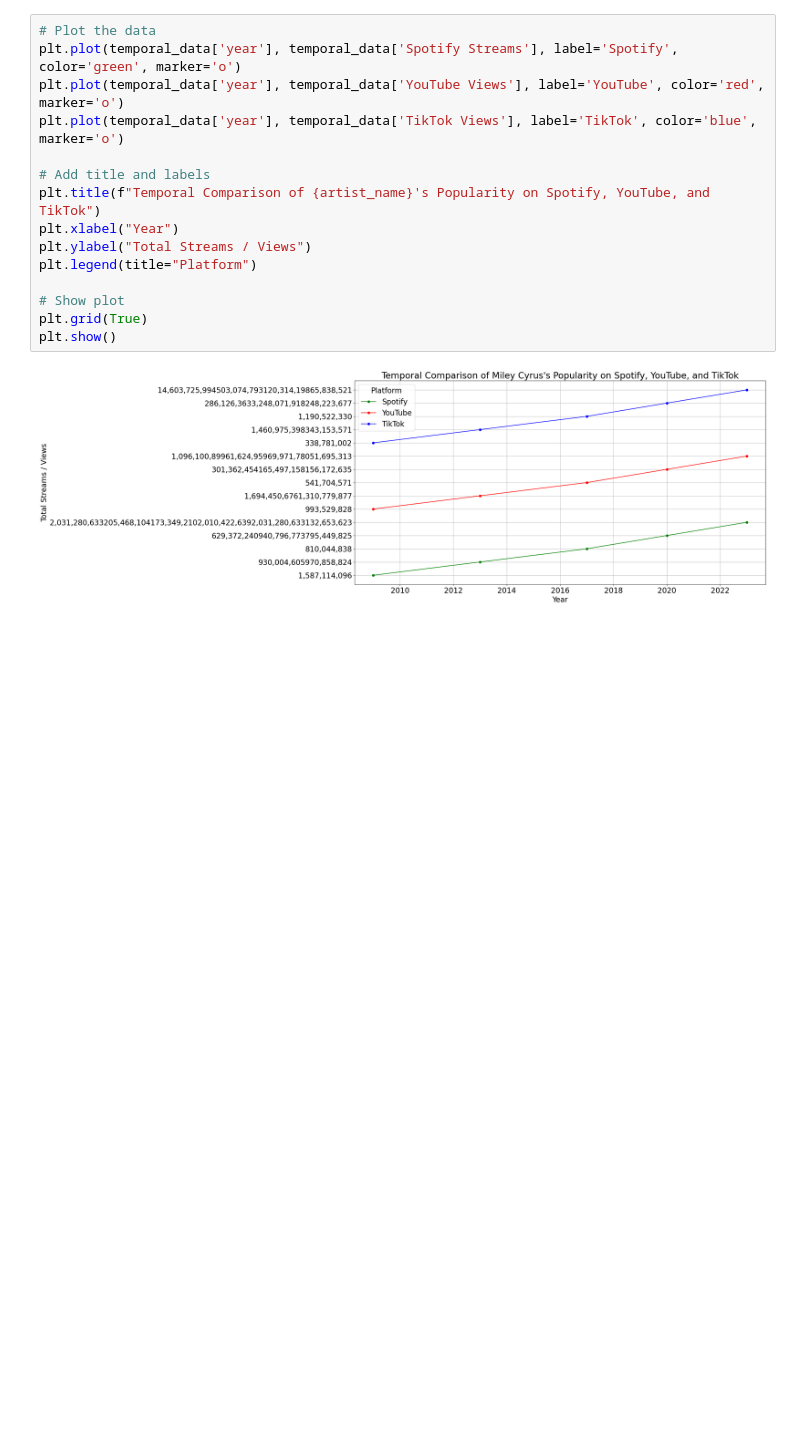
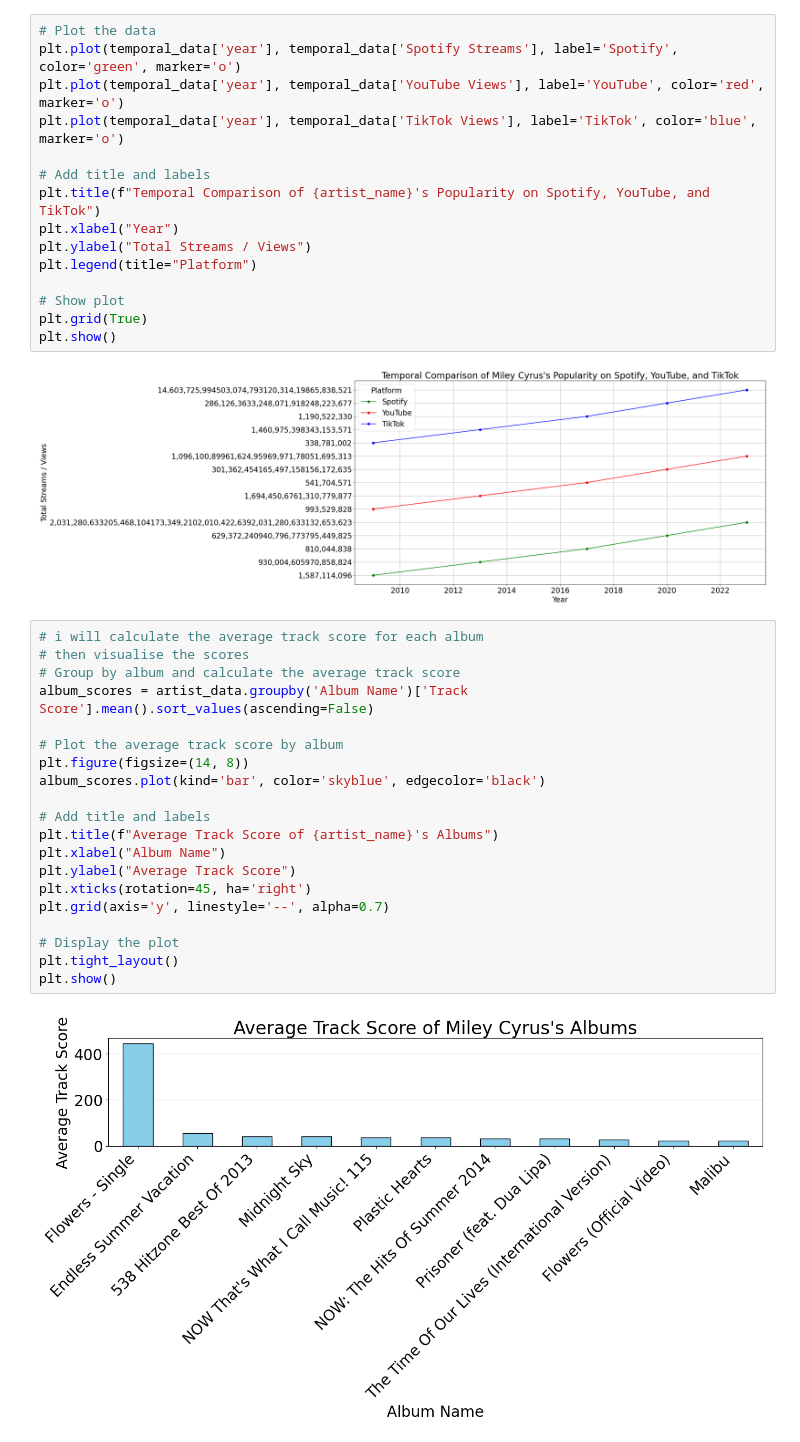
Before and after one commit to LeenaKH123/Jupyter_Project, a Jupyter notebook: Jupyter_Project/Project2/VisualAnalytics_2.ipynb, the cells around one changed output. Cells and saved outputs as stored; diff of their text form; blank space fills up the shorter version.

Commit message:
plotting everything

```diff
--- a/Jupyter_Project/Project2/VisualAnalytics_2.ipynb
+++ b/Jupyter_Project/Project2/VisualAnalytics_2.ipynb
@@ -51,3 +51,25 @@ plt.grid(True)
 plt.show()
 # %% [output]
 [figure]
+# %%
+# i will calculate the average track score for each album
+# then visualise the scores
+# Group by album and calculate the average track score
+album_scores = artist_data.groupby('Album Name')['Track Score'].mean().sort_values(ascending=False)
+
+# Plot the average track score by album
+plt.figure(figsize=(14, 8))
+album_scores.plot(kind='bar', color='skyblue', edgecolor='black')
+
+# Add title and labels
+plt.title(f"Average Track Score of {artist_name}'s Albums")
+plt.xlabel("Album Name")
+plt.ylabel("Average Track Score")
+plt.xticks(rotation=45, ha='right')
+plt.grid(axis='y', linestyle='--', alpha=0.7)
+
+# Display the plot
+plt.tight_layout()
+plt.show()
+# %% [output]
+[figure, added]
```
